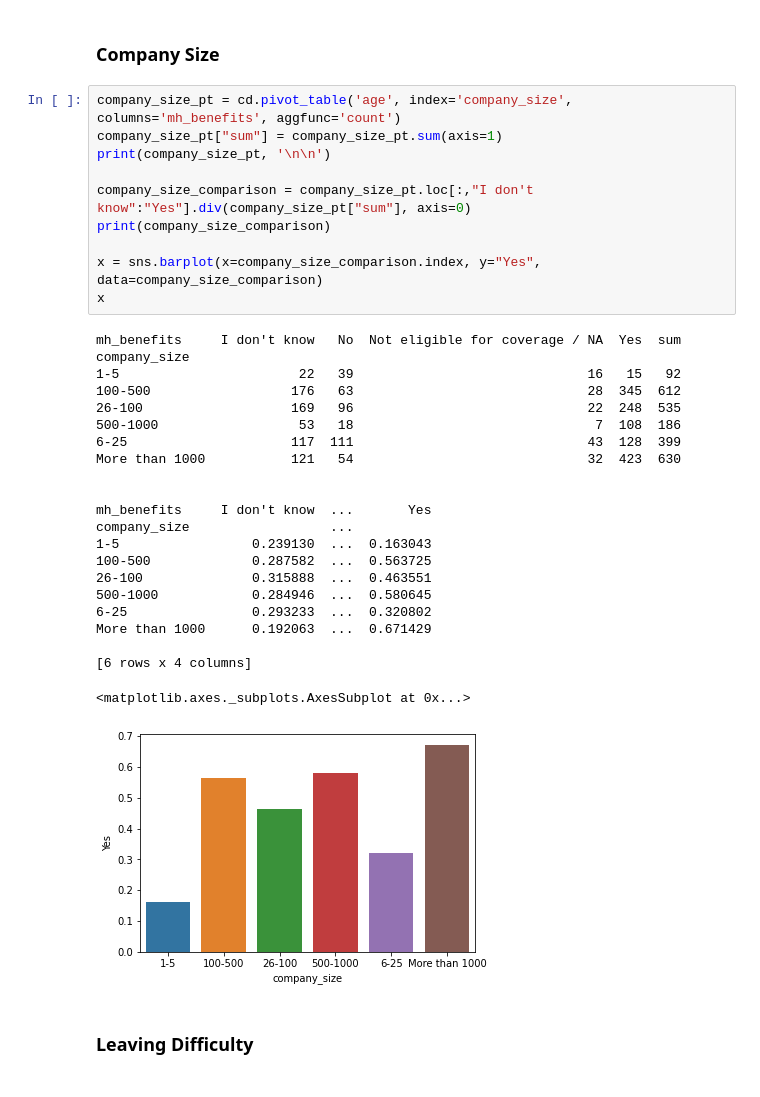
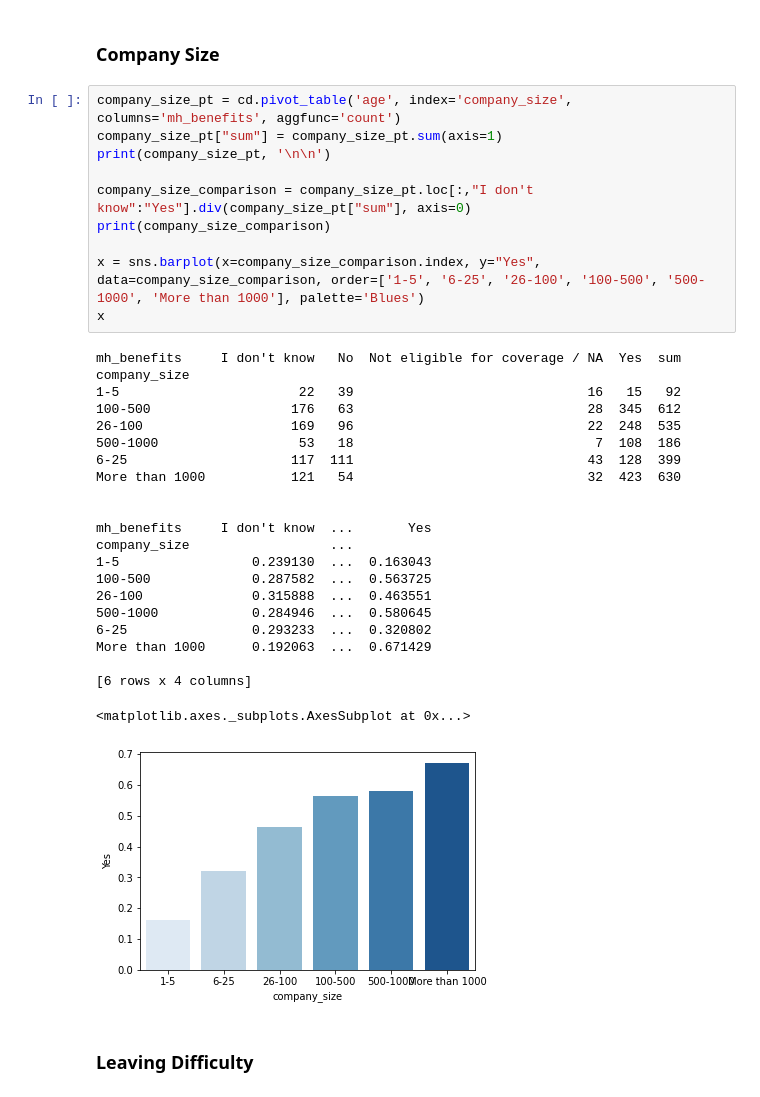
Before and after one commit to alexisbianco0919/compsci216-project, a Jupyter notebook: mh_benefits_analysis.ipynb, the cells around one changed output. Cells and saved outputs as stored; diff of their text form.

```diff
--- a/mh_benefits_analysis.ipynb
+++ b/mh_benefits_analysis.ipynb
@@ -203,35 +202,35 @@ United States of America      0.264024  ...  0.639024
 company_size_pt = cd.pivot_table('age', index='company_size', columns='mh_benefits', aggfunc='count')
 company_size_pt["sum"] = company_size_pt.sum(axis=1)
 print(company_size_pt, '\n\n')
 
 company_size_comparison = company_size_pt.loc[:,"I don't know":"Yes"].div(company_size_pt["sum"], axis=0)
 print(company_size_comparison)
 
-x = sns.barplot(x=company_size_comparison.index, y="Yes", data=company_size_comparison)
+x = sns.barplot(x=company_size_comparison.index, y="Yes", data=company_size_comparison, order=['1-5', '6-25', '26-100', '100-500', '500-1000', 'More than 1000'], palette='Blues')
 x
 # %% [output]
 mh_benefits     I don't know   No  Not eligible for coverage / NA  Yes  sum
 company_size
 1-5                       22   39                              16   15   92
 100-500                  176   63                              28  345  612
 26-100                   169   96                              22  248  535
 500-1000                  53   18                               7  108  186
 6-25                     117  111                              43  128  399
 More than 1000           121   54                              32  423  630
 
 
 mh_benefits     I don't know  ...       Yes
 company_size                  ...
 1-5                 0.239130  ...  0.163043
 100-500             0.287582  ...  0.563725
 26-100              0.315888  ...  0.463551
 500-1000            0.284946  ...  0.580645
 6-25                0.293233  ...  0.320802
 More than 1000      0.192063  ...  0.671429
 
 [6 rows x 4 columns]
 <matplotlib.axes._subplots.AxesSubplot at 0x...>
-[figure, old version]
+[figure, new version]
 # %% [markdown]
 ### Leaving Difficulty
 # %%
```
Also changed, not shown: parts of 2 cells of this notebook.
